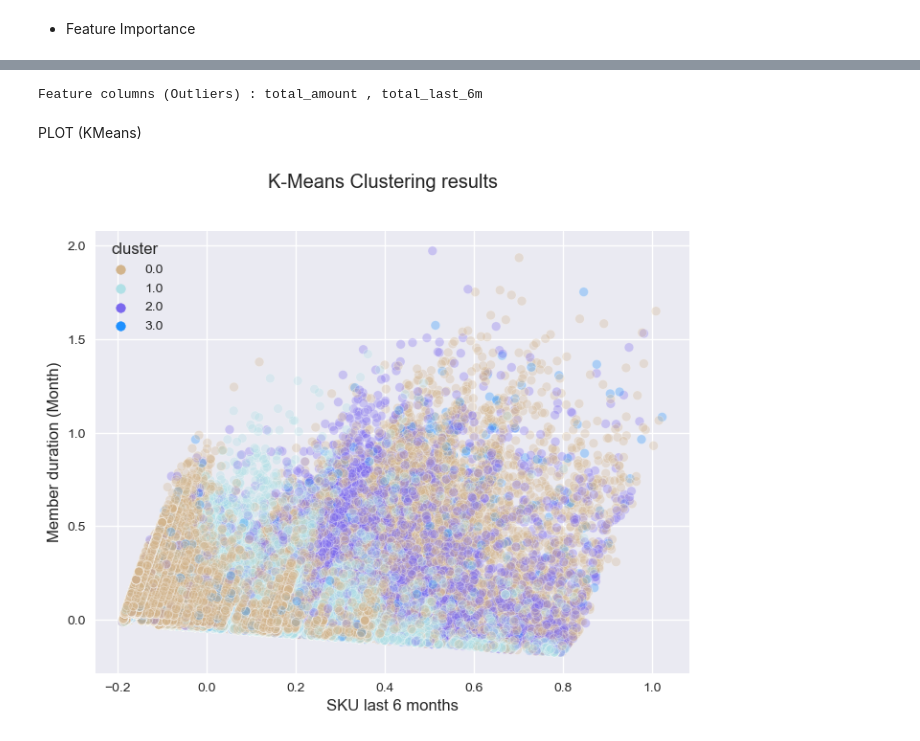
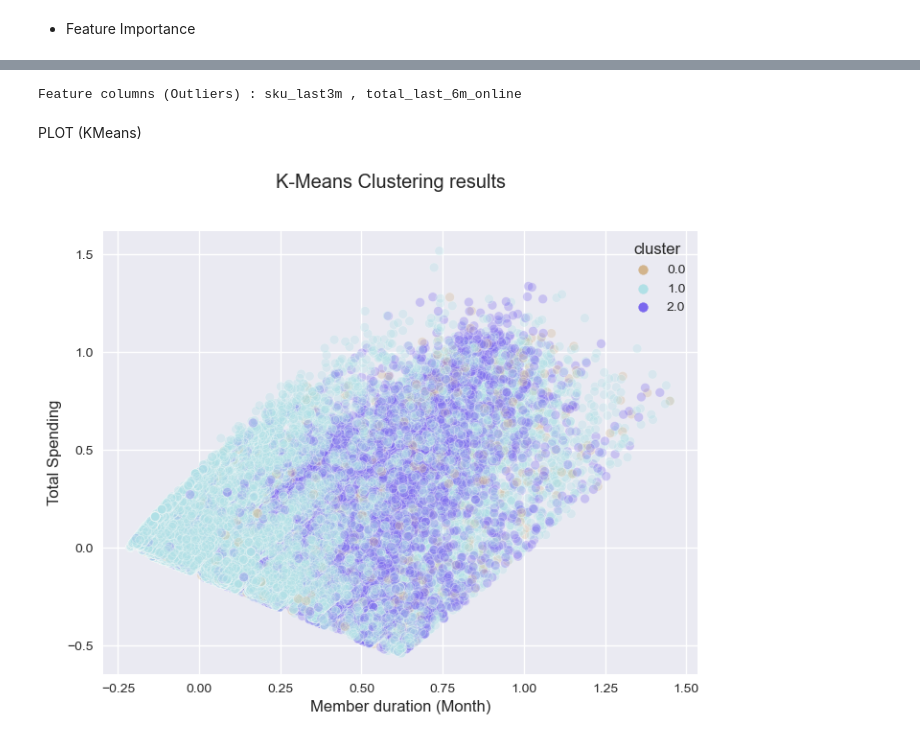
Before and after one commit to HikariJadeEmpire/AdvancedAnalytics-MADT8101, a Jupyter notebook: Week05_CustomerSegmentation/week5-Segmentation.ipynb, the cells around one changed output, grey strips where cells are left out. Cells and saved outputs as stored; diff of their text form; code cells hidden in the pictures.

```diff
--- a/Week05_CustomerSegmentation/week5-Segmentation.ipynb
+++ b/Week05_CustomerSegmentation/week5-Segmentation.ipynb
@@ -336,3 +336,9 @@ Data columns (total 23 columns):
  22  ticket_size_6m         575031 non-null  float64
 dtypes: float64(21), int64(1), object(1)
 memory usage: 105.3+ MB
+# %%
+q_low = df['total_amount'].quantile(0.01)
+q_hi  = df['total_amount'].quantile(0.99)
+
+df2 = df[(df['total_amount'] > q_hi)] # Outliers
+df = df[(df['total_amount'] <= q_hi)]
@@ -443,7 +456,7 @@ Silhouette Method
 # %% [markdown]
 - KMeans
 # %%
-cl = KMeans(n_clusters=4, random_state=0)
+cl = KMeans(n_clusters=3, n_init = 'auto', random_state=0)
 
 df['cluster'] = cl.fit(dfk).labels_
 df
@@ -585,29 +588,29 @@ Feature: 21, Score: 0.01850
 # %%
-print(f"Feature columns (Outliers) : {X.columns[1]} , {X.columns[3]}")
+print(f"Feature columns (Outliers) : {X.columns[17]} , {X.columns[6]}")
 # %% [output]
-Feature columns (Outliers) : total_amount , total_last_6m
+Feature columns (Outliers) : sku_last3m , total_last_6m_online
 # %% [markdown]
 PLOT (KMeans)
 # %%
 # Getting unique labels
 
 dfk['cluster'] = df['cluster']
 
 # plotting the results:
 
 plt.style.use('seaborn-v0_8')
 
 fig, axe = plt.subplots(figsize=(8,6))
 
 color_dict = dict({0:'#D2B48C', 1:'#B0E0E6',
                   2: '#7B68EE',3: '#1E90FF',4: '#9FE2BF'})
 
 g = sns.scatterplot(data = dfk , x=0, y=1, hue="cluster", ax=axe ,alpha=0.3, palette=color_dict)
-axe.set(xlabel='SKU last 6 months', ylabel='Member duration (Month)')
+axe.set(xlabel='Member duration (Month)', ylabel='Total Spending')
 fig.suptitle("K-Means Clustering results")
 plt.show()
 # %% [output]
-[figure, old version]
+[figure, new version]
 # %%
 # Getting unique labels
 
```
Also changed, not shown: parts of 15 cells of this notebook.
